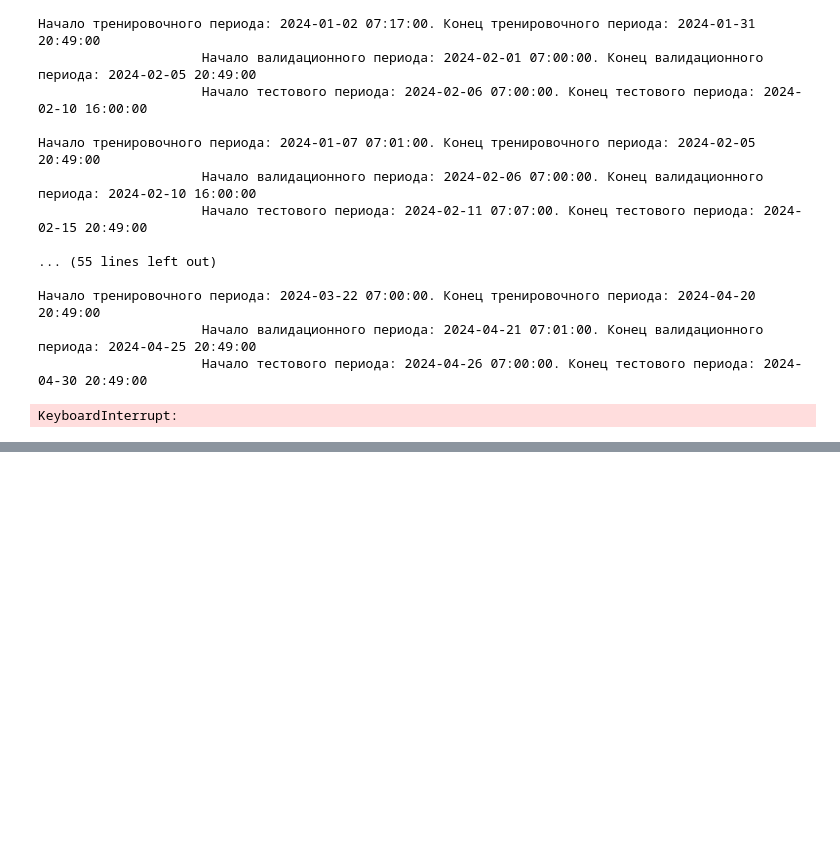
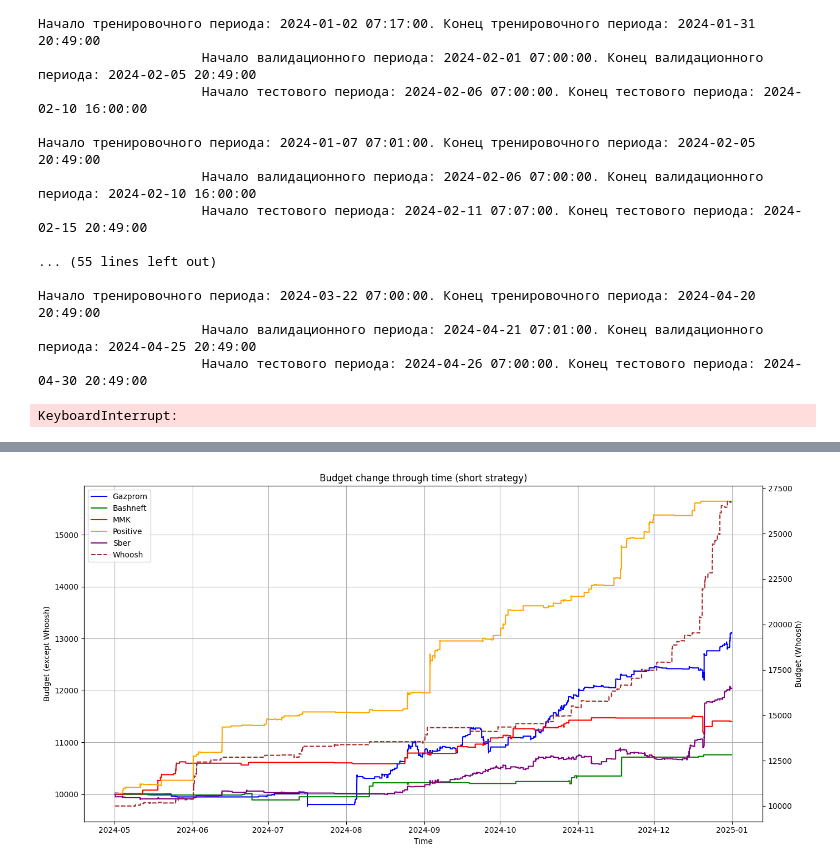
Before and after one commit to Invest-Predict/prices-predictions, a Jupyter notebook: research/basic_exps.ipynb, the cells around one changed output, grey strips where cells are left out. Drawn from its saved outputs; the diff is of its cells as text; code cells hidden in the pictures; blank space fills up the shorter version.

```diff
--- a/research/basic_exps.ipynb
+++ b/research/basic_exps.ipynb
@@ -554,0 +570,81 @@ plt.show()
+# %%
+import pandas as pd
+import matplotlib.pyplot as plt
+
+# Список всех датасетов
+files = [
+    'Gazprom_short_valid.csv',
+    'Bashneft_short_valid.csv',
+    'MMK_short_valid.csv',
+    'Positive_short_valid.csv',
+    'Sber_short_valid.csv',
+    'Whoosh_short_valid.csv'
+]
+
+colors = ['blue', 'green', 'red', 'orange', 'purple', 'brown']
+labels = ['Gazprom', 'Bashneft', 'MMK', 'Positive', 'Sber', 'Whoosh']
+
+# Создаем основной график и вторую ось для Whoosh
+fig, ax_left = plt.subplots(figsize=(14, 7))
+ax_right = ax_left.twinx()
+
+# Комиссия и старт
+initial_budget = 10000
+commission_rate = 0.0004
+
+for i, file in enumerate(files):
+    data = pd.read_csv(file)
+    data['utc'] = pd.to_datetime(data['utc'])
+    data = data.sort_values('utc')
+    data['target'] = (data['close'].shift(-1) >= data['close']).astype(int)
+    data['pred'] = (data['predicted_proba'] > 0.5).astype(int)
+    data['group_id'] = ((data['utc'] - data['utc'].min()).dt.days // 5)
+    data['close_t+1'] = data['close'].shift(-1)
+    data['predicted_class'] = data['pred']
+
+    budget = initial_budget
+    budget_history = [budget]
+    timestamps = [data['utc'].iloc[0]]
+
+    for j in range(len(data) - 1):
+        row = data.iloc[j]
+        next_row = data.iloc[j + 1]
+
+        price_now = row['close']
+        price_next = next_row['close']
+        signal = row['predicted_class']
+
+        if signal == 0:  # Short
+            n_shares = int(budget // price_now)
+            if n_shares == 0:
+                pass
+            else:
+                sell_proceeds = n_shares * price_now * (1 - commission_rate)
+                buy_cost = n_shares * price_next * (1 + commission_rate)
+                budget += sell_proceeds - buy_cost
+
+        budget_history.append(budget)
+        timestamps.append(next_row['utc'])
+
+    # Отрисовка: Whoosh — на правой оси, остальные — на левой
+    if file == 'Whoosh_short_valid.csv':
+        ax_right.plot(timestamps, budget_history, label=labels[i], color=colors[i], linestyle='--')
+    else:
+        ax_left.plot(timestamps, budget_history, label=labels[i], color=colors[i])
+
+# Подписи и оформление
+ax_left.set_xlabel('Time')
+ax_left.set_ylabel('Budget (except Whoosh)', color='black')
+ax_right.set_ylabel('Budget (Whoosh)', color='black')
+ax_left.grid(True)
+
+# Объединенная легенда
+lines_left, labels_left = ax_left.get_legend_handles_labels()
+lines_right, labels_right = ax_right.get_legend_handles_labels()
+ax_left.legend(lines_left + lines_right, labels_left + labels_right, loc='upper left')
+
+plt.title('Budget change through time (short strategy)')
+plt.tight_layout()
+plt.show()
+# %% [output]
+[figure, added]
```
Also changed, not shown: parts of 12 cells of this notebook, 17 other files.
